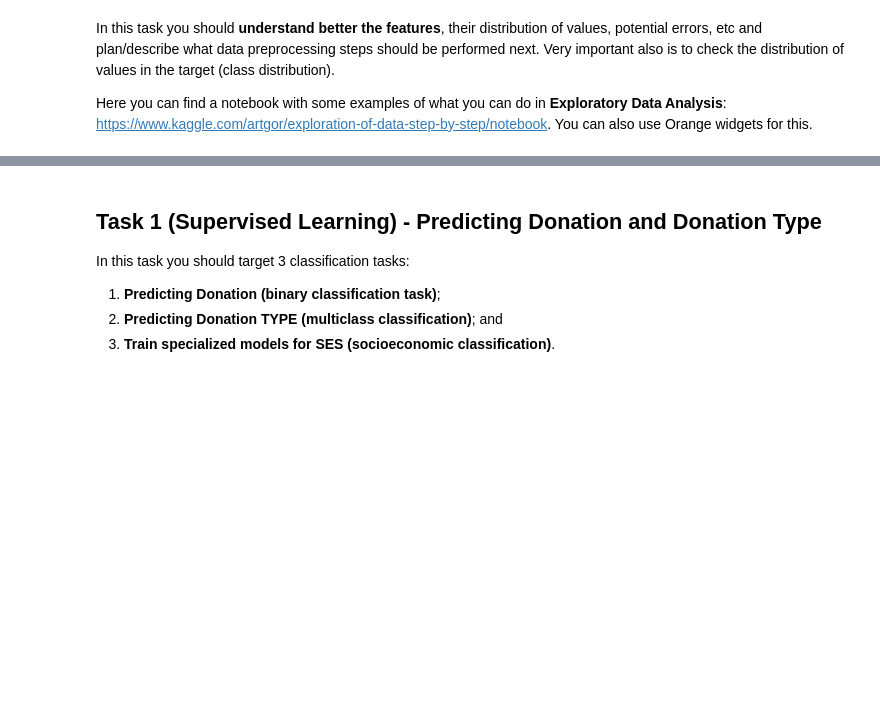
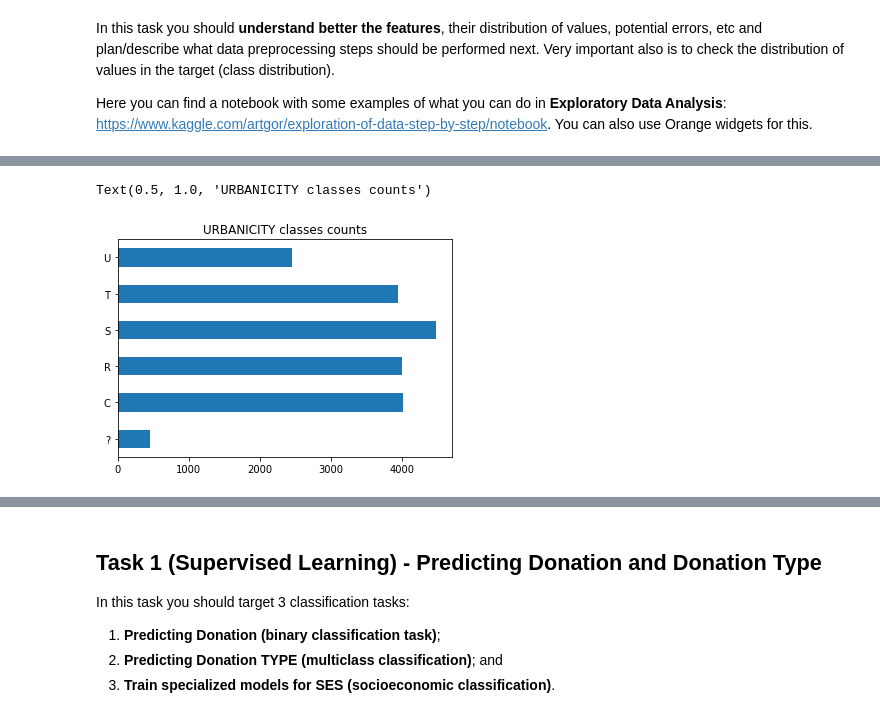
Before and after one commit to jlp237/ml_project, a Jupyter notebook: AA_202021_Project.ipynb, the cells around one changed output, grey strips where cells are left out. Saved outputs shown, nothing was run; the diff lists cells and outputs as text; code cells hidden in the pictures; blank space fills up the shorter version.

```diff
--- a/AA_202021_Project.ipynb
+++ b/AA_202021_Project.ipynb
@@ -144,0 +216,6 @@ Here you can find a notebook with some examples of what you can do in **Explorat
+# %%
+plt = raw_data['URBANICITY'].value_counts().sort_index().plot(kind = 'barh')
+plt.set_title('URBANICITY classes counts')
+# %% [output]
+Text(0.5, 1.0, 'URBANICITY classes counts')
+[figure, added]
```
Also changed, not shown: parts of 33 cells of this notebook, 1 other file.
